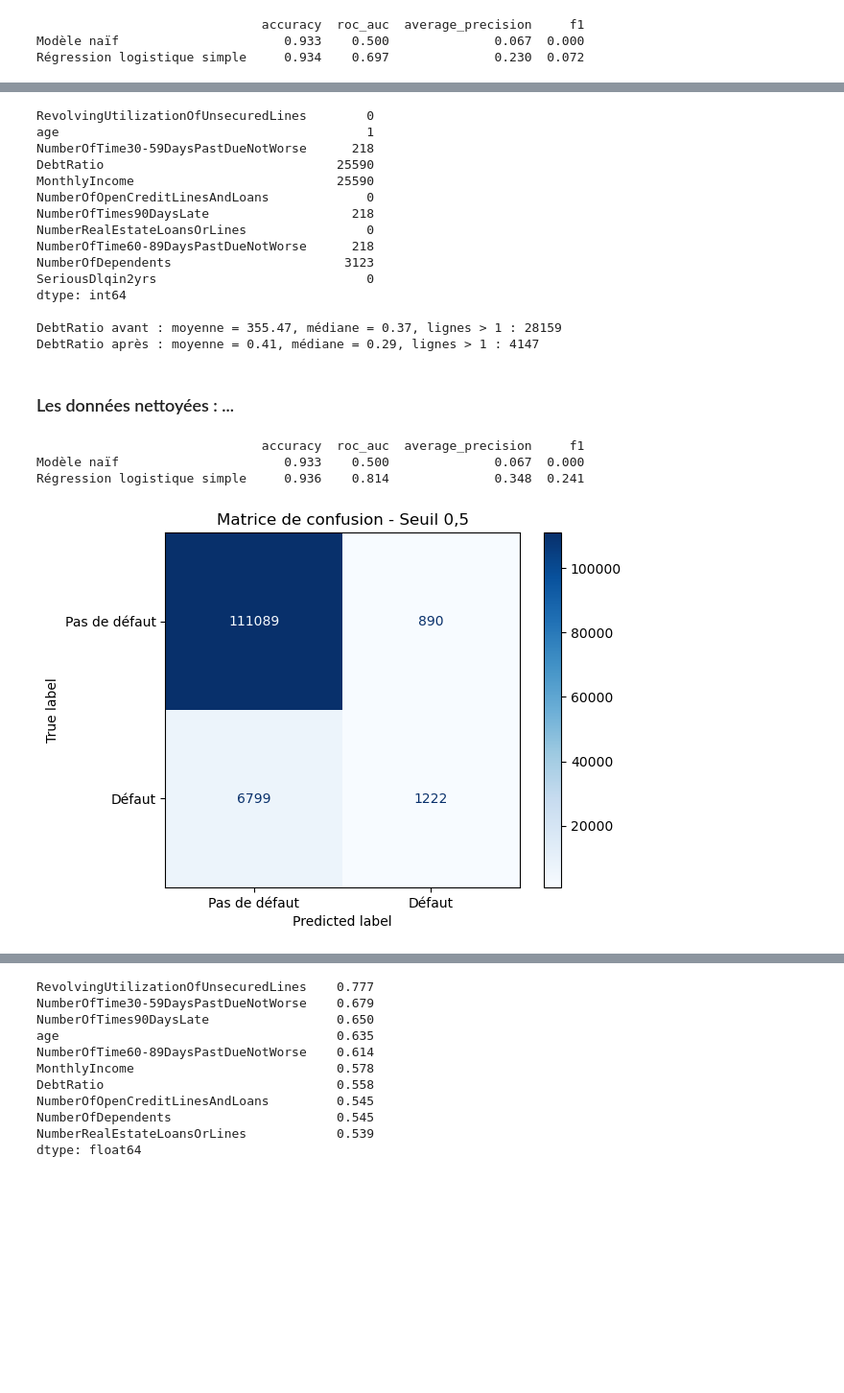
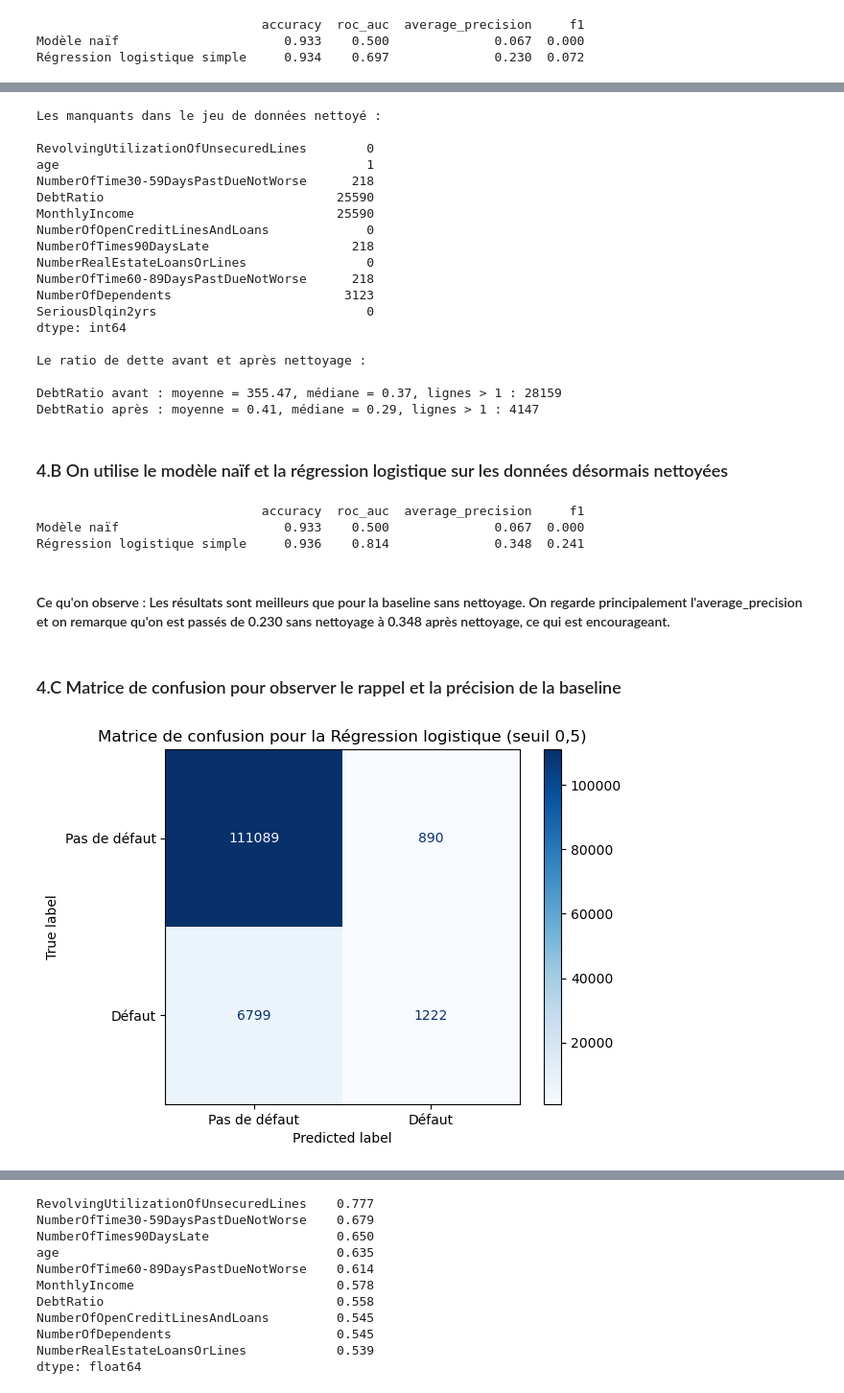
Before and after one commit to EkaterinaBabenko/ML_kaggle, a Jupyter notebook: credits/GiveMeSomeCredit/credits.ipynb, the cells around one changed output, grey strips where cells are left out. Shown at 96% size. Saved outputs shown, nothing was run; the diff lists cells and outputs as text; code cells hidden in the pictures; blank space fills up the shorter version.

```diff
--- a/credits/GiveMeSomeCredit/credits.ipynb
+++ b/credits/GiveMeSomeCredit/credits.ipynb
@@ -375,0 +406,10 @@ dtype: float64
+# %%
+from sklearn.metrics import roc_auc_score
+
+force = {}
+for col in X.columns:
+    score = X[col].fillna(X[col].median())       # les manquants sont remplacés par la médiane, pour ce calcul seulement
+    auc = roc_auc_score(y, score)
+    force[col] = max(auc, 1 - auc)               # si auc < 0.5, la variable agit en sens inverse : on la retourne
+
+print(pd.Series(force).sort_values(ascending=False).round(3))
@@ -412,11 +474,6 @@ modeles = {
         )
     ),
 
-    "Gradient Boosting": make_pipeline(
-        SimpleImputer(strategy="median", add_indicator=True),
-        HistGradientBoostingClassifier(random_state=42)
-    ),
-
     "XGBoost": XGBClassifier(
         n_estimators=300,
         max_depth=3,
@@ -453,16 +514,16 @@ Régression logistique simple     0.934    0.697              0.230  0.072
 # %%
 def nettoyer(df):
-    df = df.copy()                                            # on travaille sur une copie, pour ne pas toucher à l'original
+    df = df.copy()
 
     colonnes_retards = ["NumberOfTime30-59DaysPastDueNotWorse",
                         "NumberOfTime60-89DaysPastDueNotWorse",
                         "NumberOfTimes90DaysLate"]
     for col in colonnes_retards:
-        df.loc[df[col] >= 96, col] = np.nan                   # les codes 96 et 98 sont des valeurs spéciales
+        df.loc[df[col] >= 96, col] = np.nan                       # On enlève les codes 96 et 98 qui sont des valeurs spéciales
 
-    df.loc[df["MonthlyIncome"] <= 1, "MonthlyIncome"] = np.nan   # revenus 0 ou 1 : pas fiables
-    df.loc[df["MonthlyIncome"].isna(), "DebtRatio"] = np.nan     # sans revenu fiable, le ratio de dette n'a pas de sens
-    df.loc[df["age"] < 18, "age"] = np.nan                    # âge impossible
+    df.loc[df["MonthlyIncome"] <= 1, "MonthlyIncome"] = np.nan   # On enlève les revenus de 0 ou 1
+    df.loc[df["MonthlyIncome"].isna(), "DebtRatio"] = np.nan     # Sans revenu fiable, le ratio de dette n'a pas de sens
+    df.loc[df["age"] < 18, "age"] = np.nan                         # On enlève les mineurs de la catégorie d'âge
 
     return df.drop(columns=["Unnamed: 0", "tranche_age"], errors="ignore")   # on retire l'identifiant et la colonne de tranches d'âge
 
@@ -470,13 +531,18 @@ def nettoyer(df):
 train_propre = nettoyer(train)
 
 # Vérifications
+print("Les manquants dans le jeu de données nettoyé :\n")
 print(train_propre.isna().sum())
 
 avant = train["DebtRatio"]
 apres = train_propre["DebtRatio"]
+
+print("\nLe ratio de dette avant et après nettoyage :")
 print(f"\nDebtRatio avant : moyenne = {avant.mean():.2f}, médiane = {avant.median():.2f}, lignes > 1 : {(avant > 1).sum()}")
 print(f"DebtRatio après : moyenne = {apres.mean():.2f}, médiane = {apres.median():.2f}, lignes > 1 : {(apres > 1).sum()}")
 # %% [output]
+Les manquants dans le jeu de données nettoyé :
+
 RevolvingUtilizationOfUnsecuredLines        0
 age                                         1
 NumberOfTime30-59DaysPastDueNotWorse      218
@@ -490,10 +556,12 @@ NumberOfDependents                       3123
 SeriousDlqin2yrs                            0
 dtype: int64
 
+Le ratio de dette avant et après nettoyage :
+
 DebtRatio avant : moyenne = 355.47, médiane = 0.37, lignes > 1 : 28159
 DebtRatio après : moyenne = 0.41, médiane = 0.29, lignes > 1 : 4147
 # %% [markdown]
-### Les données nettoyées : ...
+### 4.B On utilise le modèle naïf et la régression logistique sur les données désormais nettoyées
 # %%
 X = train_propre.drop(columns=["SeriousDlqin2yrs"])     # les variables
 y = train_propre["SeriousDlqin2yrs"]                    # la cible (défaut ou non)
@@ -513,19 +581,39 @@ print(pd.DataFrame(resultats).T.round(3))
                               accuracy  roc_auc  average_precision     f1
 Modèle naïf                      0.933    0.500              0.067  0.000
 Régression logistique simple     0.936    0.814              0.348  0.241
+# %% [markdown]
+#### Ce qu'on observe : Les résultats sont meilleurs que pour la baseline sans nettoyage. On regarde principalement l'average_precision et on remarque qu'on est passés de 0.230 sans nettoyage à 0.348 après nettoyage, ce qui est encourageant.
+# %% [markdown]
+### 4.C Matrice de confusion pour observer le rappel et la précision de la baseline
 # %%
+from sklearn.model_selection import cross_val_predict
 from sklearn.metrics import ConfusionMatrixDisplay
 
+# Données nettoyées
+X = train_propre.drop(columns=["SeriousDlqin2yrs"])
+y = train_propre["SeriousDlqin2yrs"]
+
+# Prédictions en validation croisée
+probas = cross_val_predict(
+    modeles["Régression logistique"],
+    X,
+    y,
+    cv=validation,
+    method="predict_proba"
+)[:, 1]
+
+# Classification avec un seuil de 0,5
 predictions = (probas >= 0.5).astype(int)
 
+# Matrice de confusion
 ConfusionMatrixDisplay.from_predictions(
     y,
     predictions,
     display_labels=["Pas de défaut", "Défaut"],
     cmap="Blues"
 )
 
-plt.title("Matrice de confusion - Seuil 0,5")
+plt.title("Matrice de confusion pour la Régression logistique (seuil 0,5)")
 plt.show()
 # %% [output]
-[figure, old version]
+[figure, new version]
```
Also changed, not shown: parts of 50 cells of this notebook, 1 other file.
